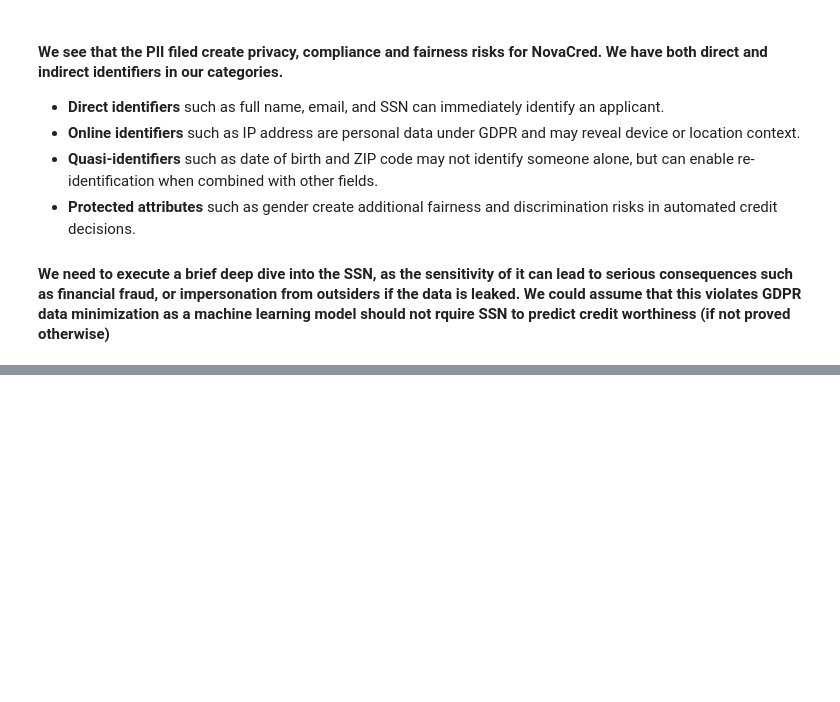
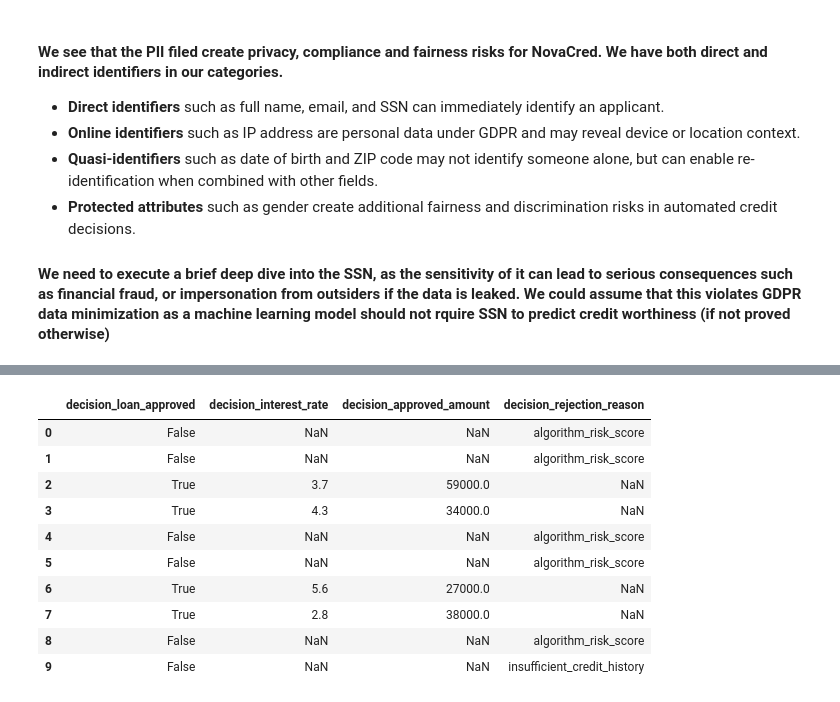
Before and after one commit to jmroque7/dego-project-team-14-TXB, a Jupyter notebook: Notebooks/03-privacy-demo.ipynb, the cells around one changed output, grey strips where cells are left out. Drawn from its saved outputs; the diff is of its cells as text; code cells hidden in the pictures; blank space fills up the shorter version.

Commit message:
Add side-by-side analysis of credit decision outcomes and rejection reasons

```diff
--- a/Notebooks/03-privacy-demo.ipynb
+++ b/Notebooks/03-privacy-demo.ipynb
@@ -247,0 +352,22 @@ pii_summary
+# %%
+# Inspect the decision-related fields
+decision_cols = [
+    "decision_loan_approved",
+    "decision_interest_rate",
+    "decision_approved_amount",
+    "decision_rejection_reason"
+]
+
+df_flat[decision_cols].head(10)
+# %% [output]
+|  | decision_loan_approved | decision_interest_rate | decision_approved_amount | decision_rejection_reason |
+| 0 | False | NaN | NaN | algorithm_risk_score |
+| 1 | False | NaN | NaN | algorithm_risk_score |
+| 2 | True | 3.7 | 59000.0 | NaN |
+| 3 | True | 4.3 | 34000.0 | NaN |
+| 4 | False | NaN | NaN | algorithm_risk_score |
+| 5 | False | NaN | NaN | algorithm_risk_score |
+| 6 | True | 5.6 | 27000.0 | NaN |
+| 7 | True | 2.8 | 38000.0 | NaN |
+| 8 | False | NaN | NaN | algorithm_risk_score |
+| 9 | False | NaN | NaN | insufficient_credit_history |
```
Also changed, not shown: parts of 7 cells of this notebook.
